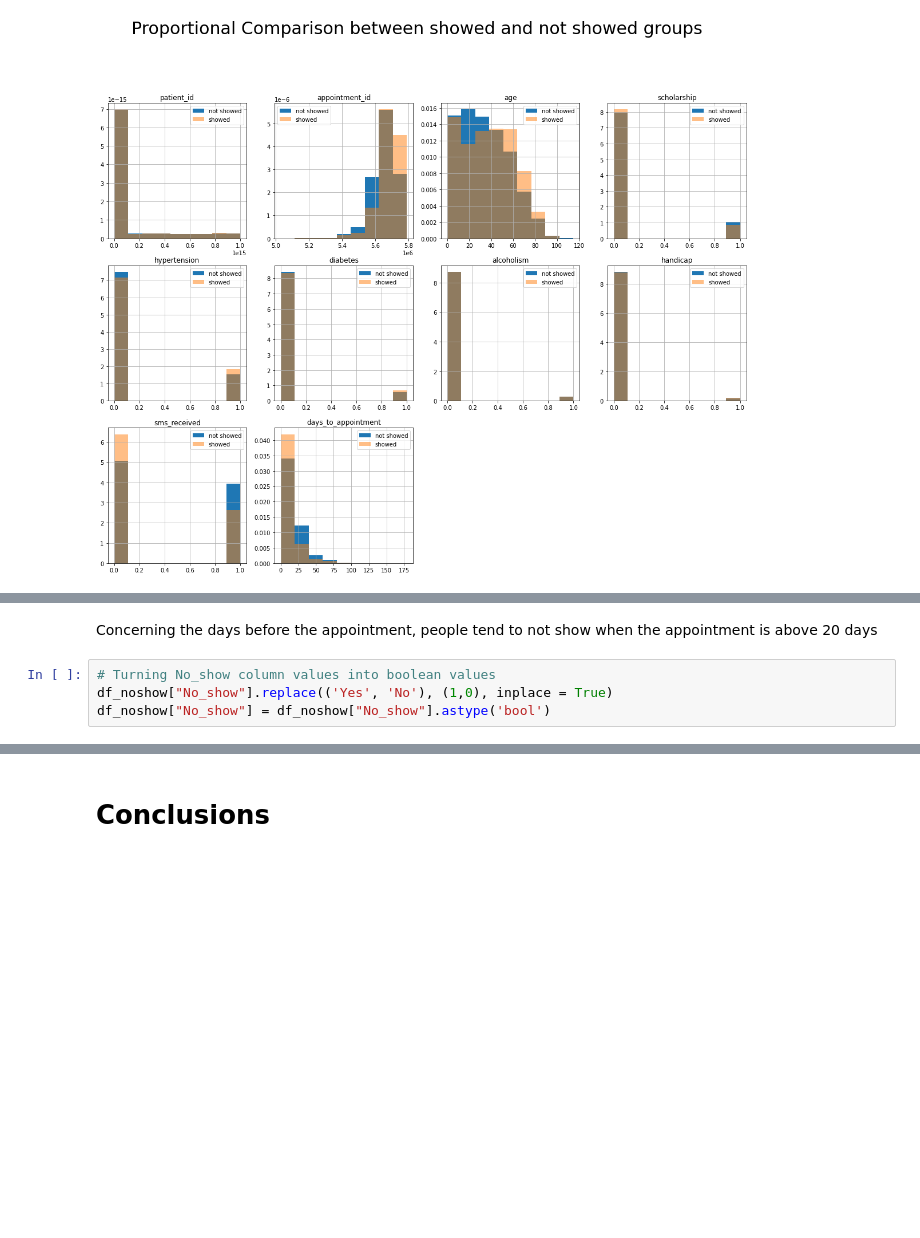
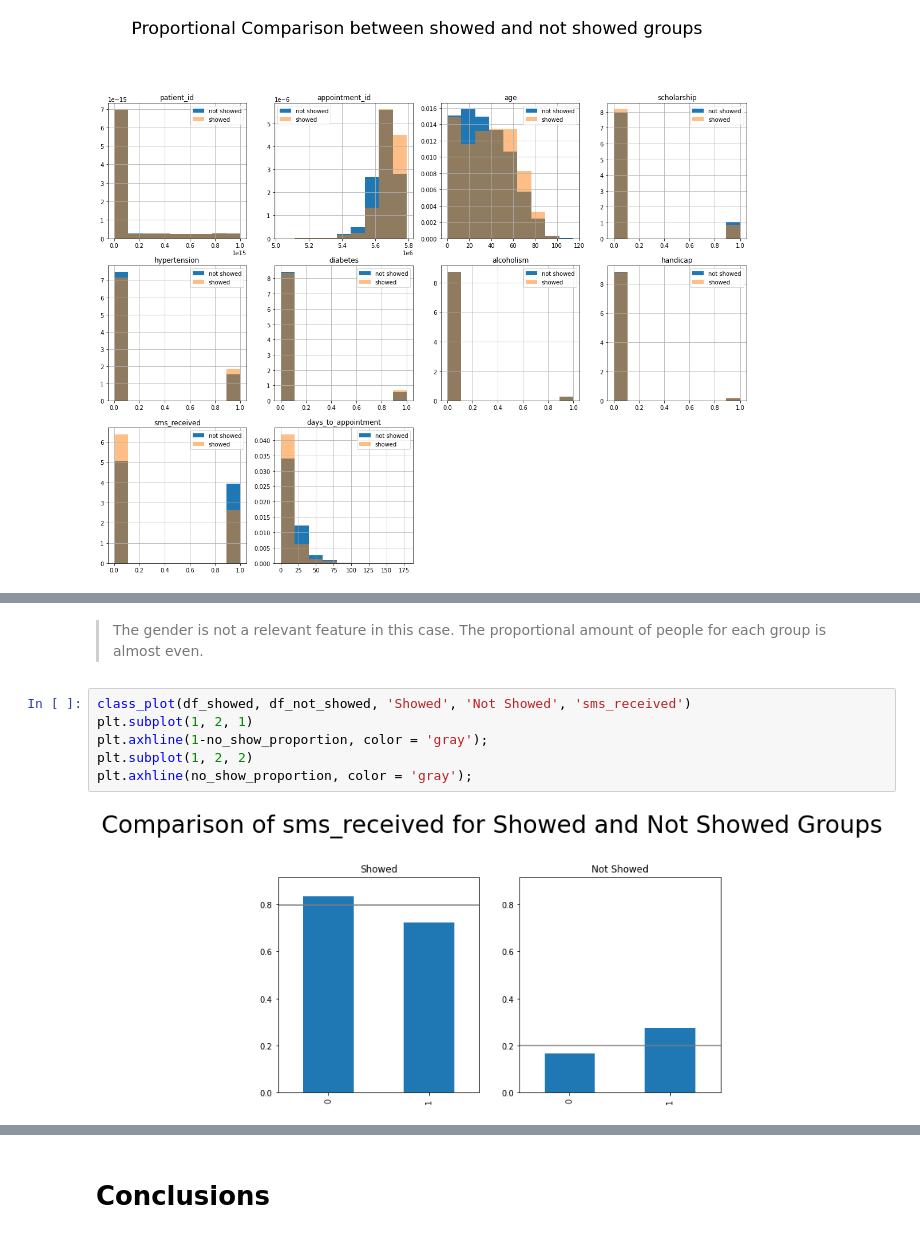
Before and after one commit to luiziurk/python_scripts, a Jupyter notebook: Datasets/project_2/Project 2_Udacity.ipynb, the cells around one changed output, grey strips where cells are left out. Saved outputs shown, nothing was run; the diff lists cells and outputs as text; blank space fills up the shorter version.

```diff
--- a/Datasets/project_2/Project 2_Udacity.ipynb
+++ b/Datasets/project_2/Project 2_Udacity.ipynb
@@ -444,6 +513,10 @@ class_plot(df_showed, df_not_showed, 'Showed', 'Not Showed', 'hypertension')
-# %% [markdown]
-Concerning the days before the appointment, people tend to not show when the appointment is above 20 days
-# %%
-# Turning No_show column values into boolean values
-df_noshow["No_show"].replace(('Yes', 'No'), (1,0), inplace = True)
-df_noshow["No_show"] = df_noshow["No_show"].astype('bool')
+# %% [markdown]
+> The gender is not a relevant feature in this case. The proportional amount of people for each group is almost even.
+# %%
+class_plot(df_showed, df_not_showed, 'Showed', 'Not Showed', 'sms_received')
+plt.subplot(1, 2, 1)
+plt.axhline(1-no_show_proportion, color = 'gray');
+plt.subplot(1, 2, 2)
+plt.axhline(no_show_proportion, color = 'gray');
+# %% [output]
+[figure, added]
```
Also changed, not shown: parts of 44 cells of this notebook.
